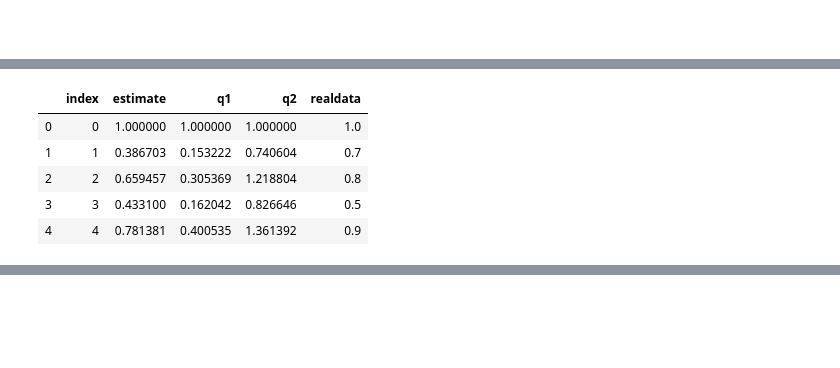
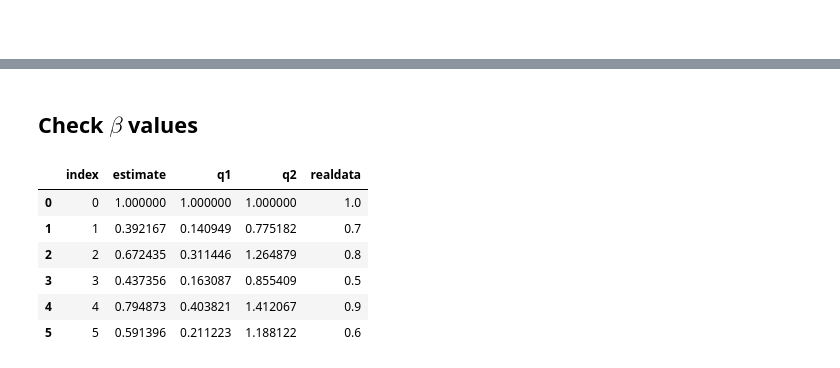
Before and after one commit to bayesways/smc2, a Jupyter notebook: src/HMC_param0.ipynb, the cells around one changed output, grey strips where cells are left out. Drawn from its saved outputs; the diff is of its cells as text; code cells hidden in the pictures; blank space fills up the shorter version.

```diff
--- a/src/HMC_param0.ipynb
+++ b/src/HMC_param0.ipynb
@@ -74,7 +77,7 @@ def flatten_corr(a, offset = 0):
     """
     return a[np.triu_indices(a.shape[0], k=offset)]
 # %%
-log_dir = './log/20201120_193025_standebug/'
+log_dir = './log/20201120_193025_standebug2/'
 # existing_directory = None
 # task_handle  = 'standebug'
 # if existing_directory is None:
@@ -100,8 +103,8 @@ sm = load_obj('sm', log_dir)
 fit_run = run_stan_model(
     data = expdata.get_stan_data(),
     compiled_model = sm,
-    num_samples = 5000,
-    num_warmup = 5000,
+    num_samples = 3000,
+    num_warmup = 3000,
     num_chains = 1
     )
 # %% [output]
@@ -123,21 +147,3 @@ qb2 = flatten_corr(quantb[1])
-# %%
-df = pd.DataFrame(estb, columns=['estimate'])
-df['q1'] = qb1
-df['q2'] = qb2
-df['realdata'] = flatten_corr(
-    np.outer(
-        expdata.raw_data['beta'],
-        expdata.raw_data['beta']
-    ))
-df = df.reset_index()
-df.head()
-# %% [output]
-|  | index | estimate | q1 | q2 | realdata |
-| 0 | 0 | 1.000000 | 1.000000 | 1.000000 | 1.0 |
-| 1 | 1 | 0.386703 | 0.153222 | 0.740604 | 0.7 |
-| 2 | 2 | 0.659457 | 0.305369 | 1.218804 | 0.8 |
-| 3 | 3 | 0.433100 | 0.162042 | 0.826646 | 0.5 |
-| 4 | 4 | 0.781381 | 0.400535 | 1.361392 | 0.9 |
 # %%
 c1 = alt.Chart(df).mark_bar(
 opacity=0.6).encode(
@@ -163,3 +169,26 @@ c1+c2+c3
 # blue MCMC samples
 # %% [output]
 [interactive output not drawn]
+# %% [markdown]
+## Check $\beta$ values
+# %%
+b = np.squeeze(ps['beta'])
+estb = np.mean(b, 0)
+quantb = np.quantile(b, q=[0.025, 0.975], axis=0)
+qb1 = quantb[0]
+qb2 = quantb[1]
+
+df2 = pd.DataFrame(estb, columns=['estimate'])
+df2['q1'] = qb1
+df2['q2'] = qb2
+df2['realdata'] = expdata.raw_data['beta']
+df2 = df2.reset_index()
+df2
+# %% [output]
+|  | index | estimate | q1 | q2 | realdata |
+| 0 | 0 | 1.000000 | 1.000000 | 1.000000 | 1.0 |
+| 1 | 1 | 0.392167 | 0.140949 | 0.775182 | 0.7 |
+| 2 | 2 | 0.672435 | 0.311446 | 1.264879 | 0.8 |
+| 3 | 3 | 0.437356 | 0.163087 | 0.855409 | 0.5 |
+| 4 | 4 | 0.794873 | 0.403821 | 1.412067 | 0.9 |
+| 5 | 5 | 0.591396 | 0.211223 | 1.188122 | 0.6 |
```
Also changed, not shown: parts of 9 cells of this notebook, 1 other file.
